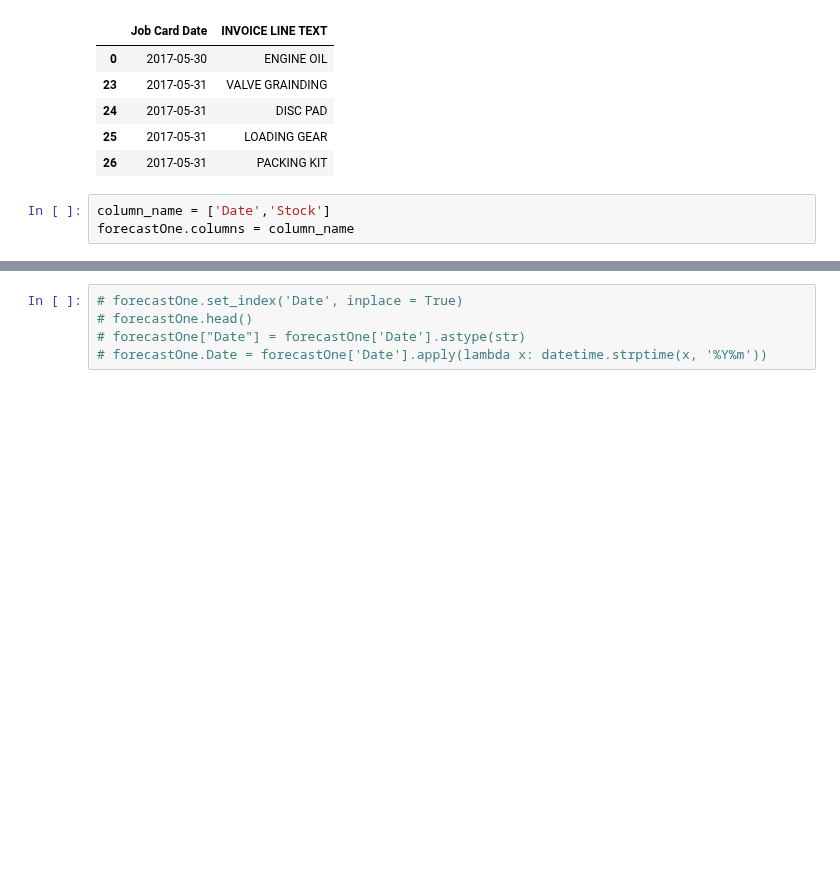
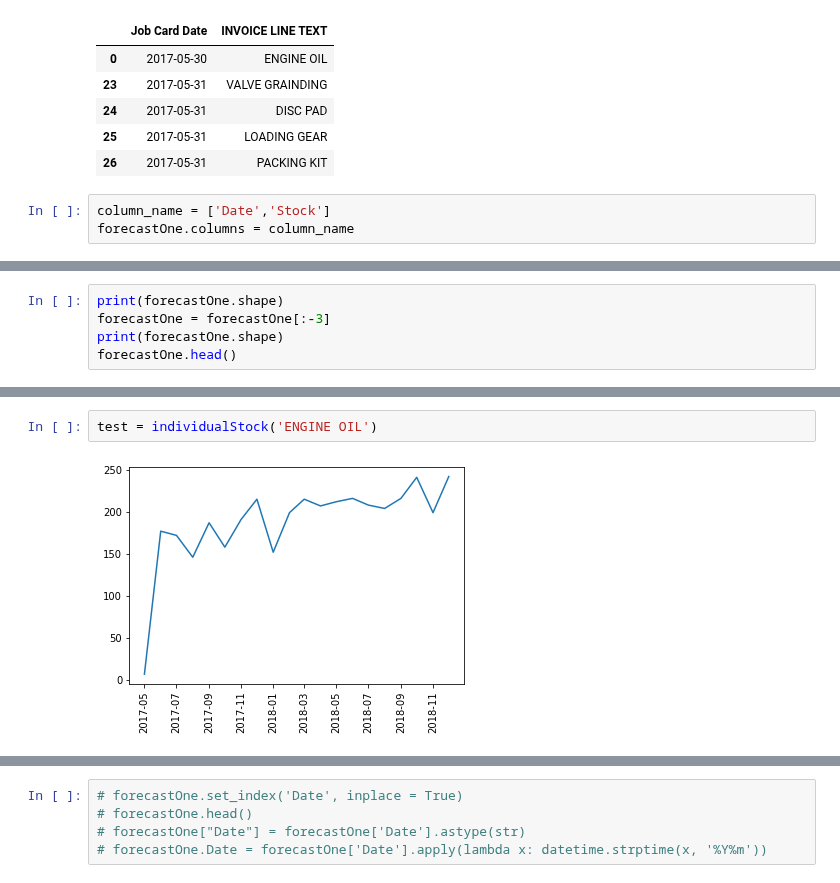
Before and after one commit to sreeharikodakanti/Data-Science-Note, a Jupyter notebook: Assignment #1 Time series/Inventory Forecasting.ipynb, the cells around one changed output, grey strips where cells are left out. Cells and saved outputs as stored; diff of their text form; blank space fills up the shorter version.

```diff
--- a/Assignment #1 Time series/Inventory Forecasting.ipynb
+++ b/Assignment #1 Time series/Inventory Forecasting.ipynb
@@ -42,0 +41,5 @@ forecastOne.columns = column_name
+# %%
+print(forecastOne.shape)
+forecastOne = forecastOne[:-3]
+print(forecastOne.shape)
+forecastOne.head()
@@ -42,0 +101,4 @@ forecastOne.columns = column_name
+# %%
+test = individualStock('ENGINE OIL')
+# %% [output]
+[figure, added]
```
Also changed, not shown: parts of 9 cells of this notebook.
